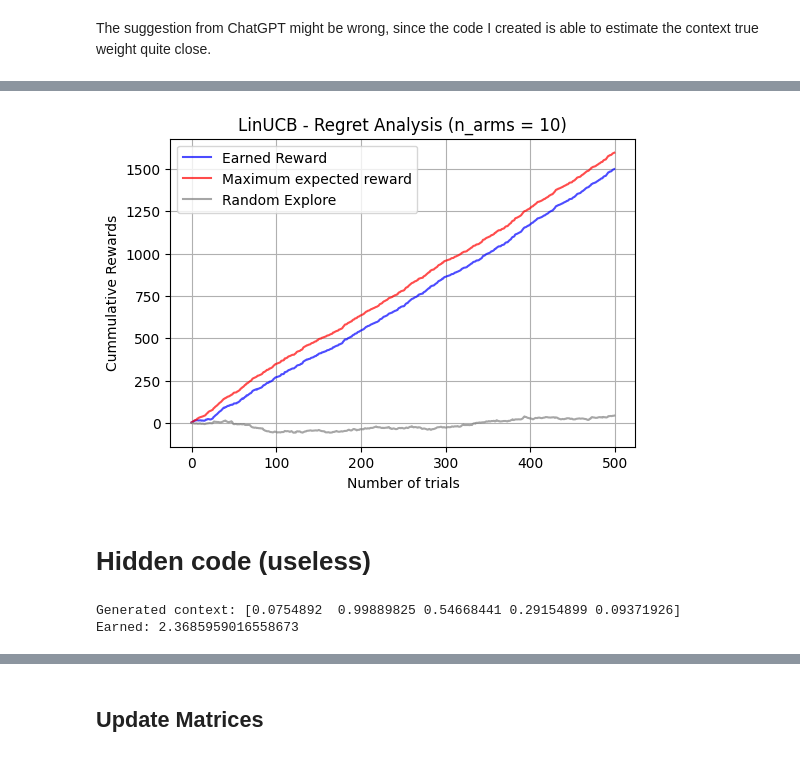
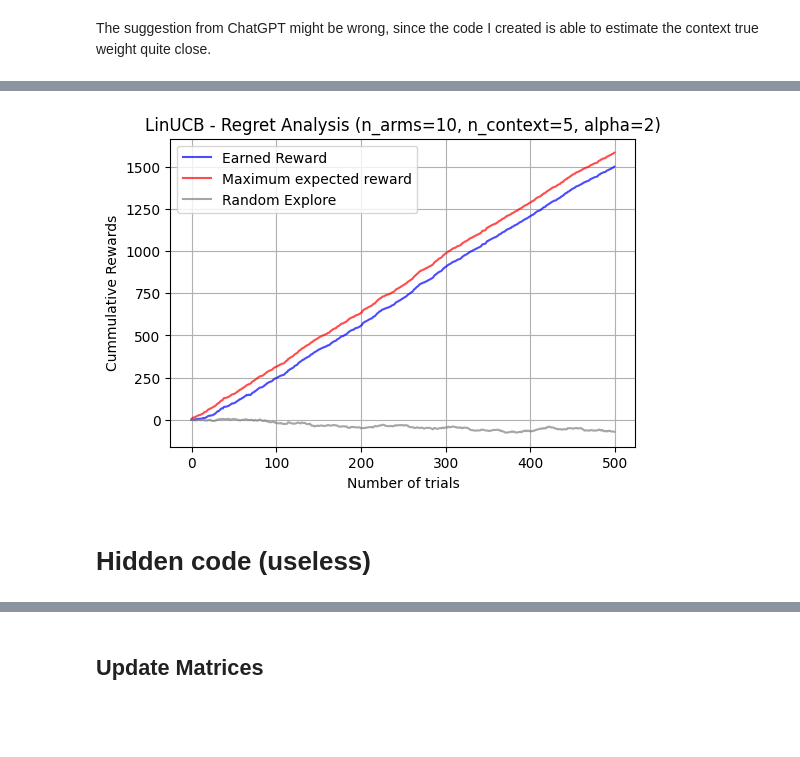
Before and after one commit to ReinerJasin/Multi-Armed-Bandit, a Jupyter notebook: contextual_bandit.ipynb, the cells around one changed output, grey strips where cells are left out. Saved outputs shown, nothing was run; the diff lists cells and outputs as text; code cells hidden in the pictures; blank space fills up the shorter version.

```diff
--- a/contextual_bandit.ipynb
+++ b/contextual_bandit.ipynb
@@ -411,45 +411,34 @@ print(random_reward)
 y1 = np.cumsum(result_history)
 
 # Best possible reward
 # best_mean = np.argmax([bandit.mean for bandit in list_bandit])
 # y2 = [i*best_mean for i in range(0,current_round-1)]
 
 y2 = np.cumsum(best_expected_reward)
 
 # Simulated 100% Explore
 y3 = np.cumsum(random_reward)
 # y1 = np.cumsum(result_history)
 
 # Generate x values
 x = range(len(y1))
 
 # Plot the lines
 plt.figure(figsize=(6, 4))
 plt.plot(x, y1, label='Earned Reward', color='blue', alpha=0.7)
 plt.plot(x, y2, label='Maximum expected reward', color='red', alpha=0.7)
 plt.plot(x, y3, label='Random Explore', color='grey', alpha=0.7)
 
 # Labels and title
 plt.xlabel('Number of trials')
 plt.ylabel('Cummulative Rewards')
-plt.title('LinUCB - Regret Analysis (n_arms = 10)')
+plt.title('LinUCB - Regret Analysis (n_arms=10, n_context=5, alpha=2)')
 plt.legend()
 plt.grid()
 
 # Show the plot
 plt.show()
 # %% [output]
-[figure, old version]
+[figure, new version]
 # %% [markdown]
 # Hidden code (useless)
-# %%
-# Pull the arm
-context, reward = bandit_list[bandit_best_ucb].return_reward(context)
-print(f'Generated context: {context}')
-print(f'Earned: {reward}')
-
-# Update the UCB Matrix of the pulled arm
-bandit_list[bandit_best_ucb].update_ucb_matrix(context, reward)
-# %% [output]
-Generated context: [0.0754892  0.99889825 0.54668441 0.29154899 0.09371926]
-Earned: 2.3685959016558673
```
Also changed, not shown: parts of 19 cells of this notebook.
